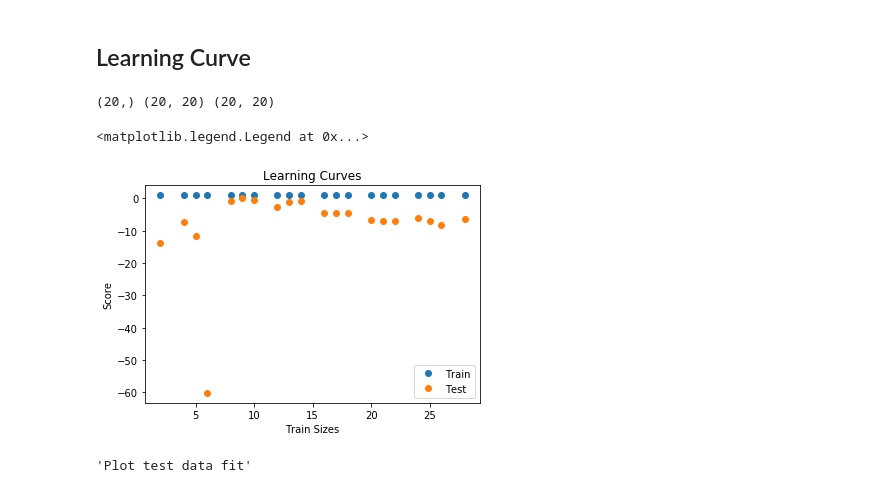
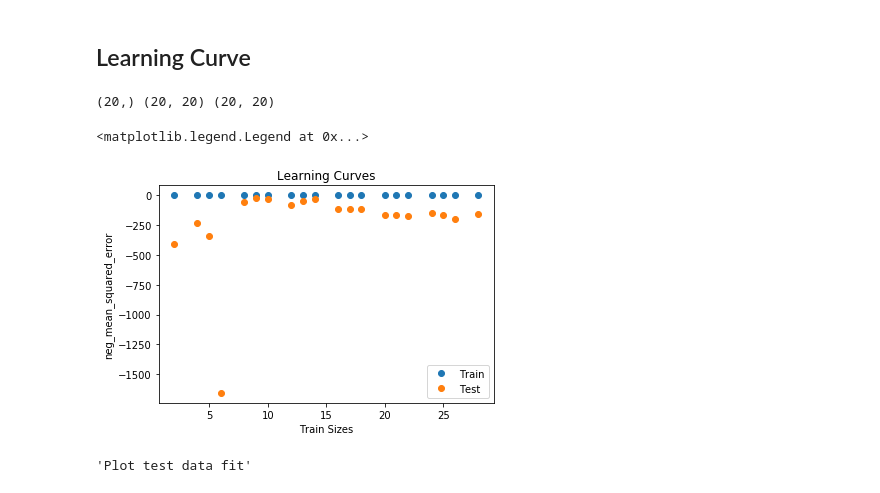
Before and after one commit to daericks/us-ed, a Jupyter notebook: notebooks/feature_building.ipynb, the cells around one changed output. Drawn from its saved outputs; the diff is of its cells as text; code cells hidden in the pictures.

```diff
--- a/notebooks/feature_building.ipynb
+++ b/notebooks/feature_building.ipynb
@@ -729,32 +790,33 @@ lasso_best_alpha = 0.05
 # %%
 model=linear_model.Lasso(alpha=lasso_best_alpha, normalize=True)
 #lasso_model.fit(X, y)
 #Y_lasso=lasso_model.predict(X)
 
 num_splits=20
 ts_cv=TimeSeriesSplit(n_splits=num_splits) #.split(X)
 
 train_sizes, train_scores, test_scores = \
-    learning_curve(estimator=model, X=X, y=y, train_sizes=np.linspace(0.1,1.0,num=num_splits), cv=ts_cv, n_jobs=-1)
+    learning_curve(estimator=model, X=X, y=y, train_sizes=np.linspace(0.1,1.0,num=num_splits),
+                   cv=ts_cv, n_jobs=-1, scoring='neg_mean_squared_error')
 
 print(train_sizes.shape,train_scores.shape, test_scores.shape)
 
 train_scores_mean = np.mean(train_scores, axis=1)
 train_scores_std = np.std(train_scores, axis=1)
 test_scores_mean = np.mean(test_scores, axis=1)
 test_scores_std = np.std(test_scores, axis=1)
 
 plt.figure()
 plt.plot(train_sizes,train_scores_mean,'o',label="Train")
 plt.plot(train_sizes,test_scores_mean,'o',label="Test")
 plt.xlabel("Train Sizes")
-plt.ylabel("Score")
+plt.ylabel("neg_mean_squared_error")
 plt.title("Learning Curves")
 plt.legend(loc="best")
 # %% [output]
 (20,) (20, 20) (20, 20)
 <matplotlib.legend.Legend at 0x...>
-[figure, old version]
+[figure, new version]
 # %%
 """Plot test data fit"""
 # %% [output]
```
Also changed, not shown: parts of 3 cells of this notebook.
